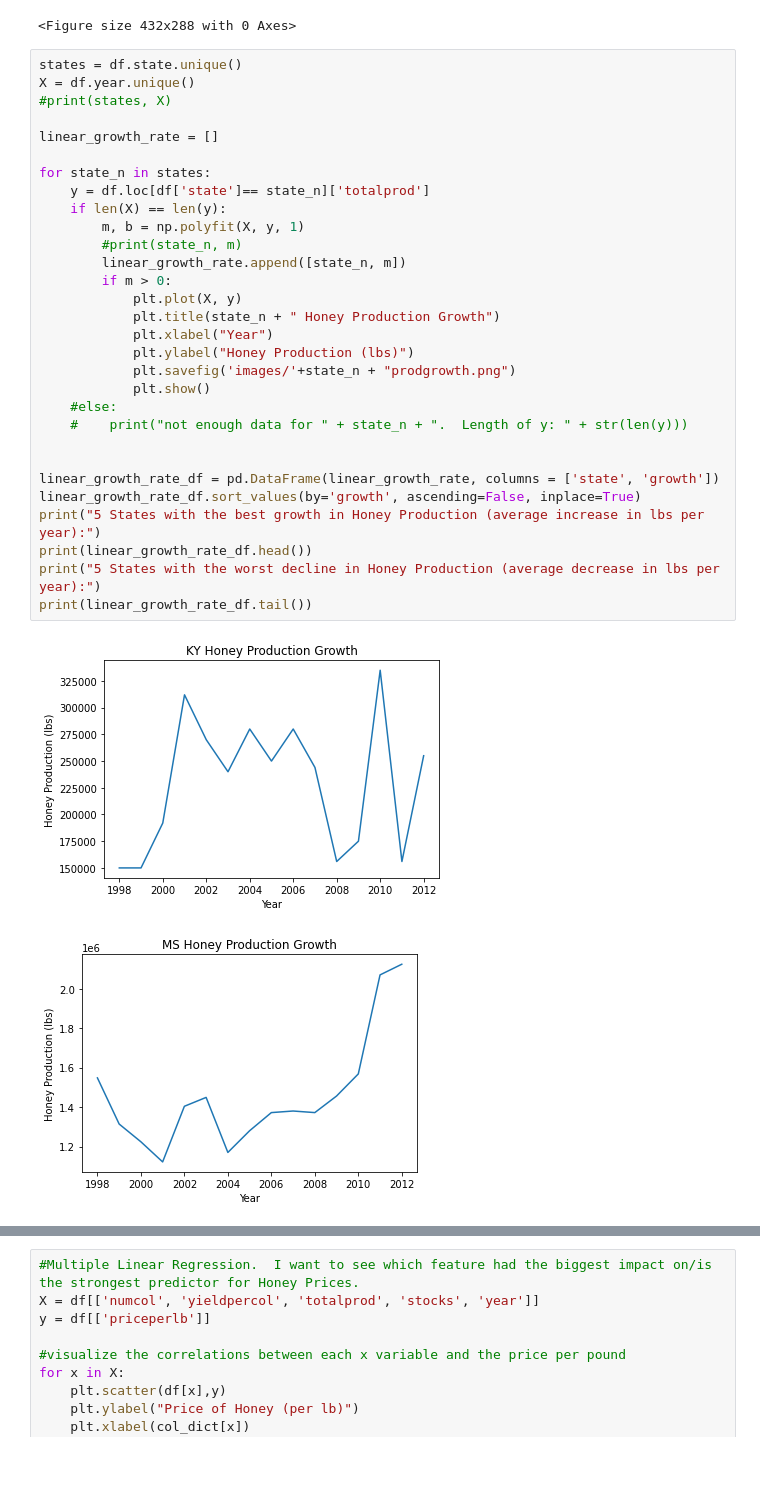
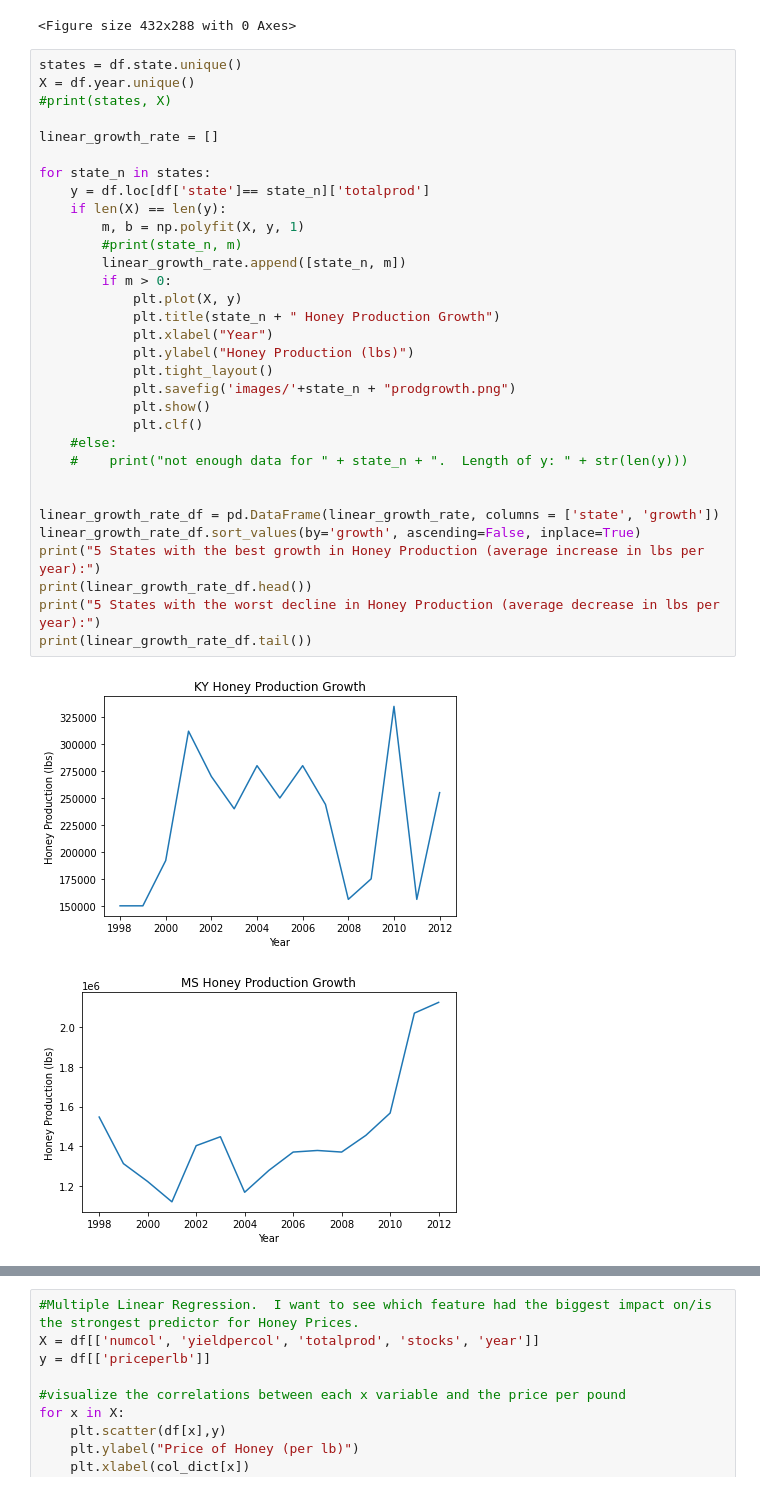
Before and after one commit to TheStarCloud/Projects, a Jupyter notebook: HoneyProduction LinRegr/honeyproduction.ipynb, the cells around one changed output, grey strips where cells are left out. Saved outputs shown, nothing was run; the diff lists cells and outputs as text; blank space fills up the shorter version.

Commit message:
tight layout on cutoff images

```diff
--- a/HoneyProduction LinRegr/honeyproduction.ipynb
+++ b/HoneyProduction LinRegr/honeyproduction.ipynb
@@ -390,32 +393,34 @@ array([3.18])
 states = df.state.unique()
 X = df.year.unique()
 #print(states, X)
 
 linear_growth_rate = []
 
 for state_n in states:
     y = df.loc[df['state']== state_n]['totalprod']
     if len(X) == len(y):
         m, b = np.polyfit(X, y, 1)
         #print(state_n, m)
         linear_growth_rate.append([state_n, m])
         if m > 0:
             plt.plot(X, y)
             plt.title(state_n + " Honey Production Growth")
             plt.xlabel("Year")
             plt.ylabel("Honey Production (lbs)")
+            plt.tight_layout()
             plt.savefig('images/'+state_n + "prodgrowth.png")
             plt.show()
+            plt.clf()
     #else:
     #    print("not enough data for " + state_n + ".  Length of y: " + str(len(y)))
 
 
 linear_growth_rate_df = pd.DataFrame(linear_growth_rate, columns = ['state', 'growth'])
 linear_growth_rate_df.sort_values(by='growth', ascending=False, inplace=True)
 print("5 States with the best growth in Honey Production (average increase in lbs per year):")
 print(linear_growth_rate_df.head())
 print("5 States with the worst decline in Honey Production (average decrease in lbs per year):")
 print(linear_growth_rate_df.tail())
 # %% [output]
-[figure, old version]
+[figure, new version]
-[figure, old version]
+[figure, new version]
```
Also changed, not shown: parts of 5 cells of this notebook, 8 other files.
